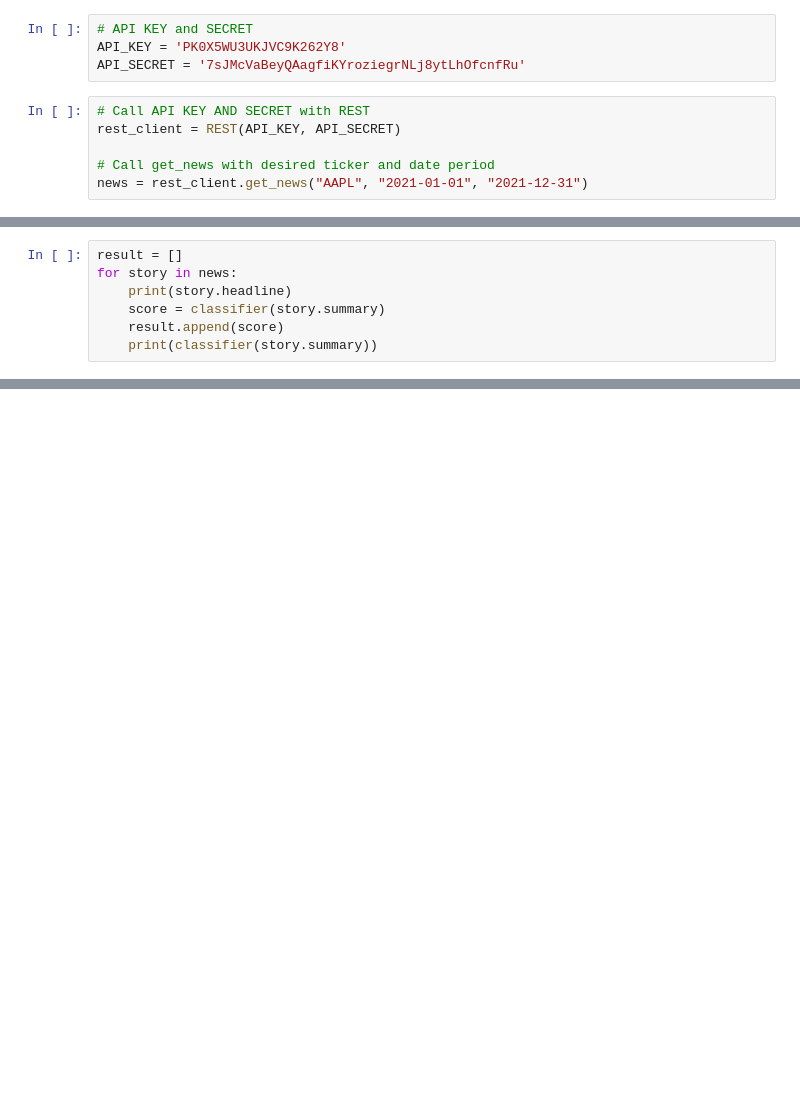
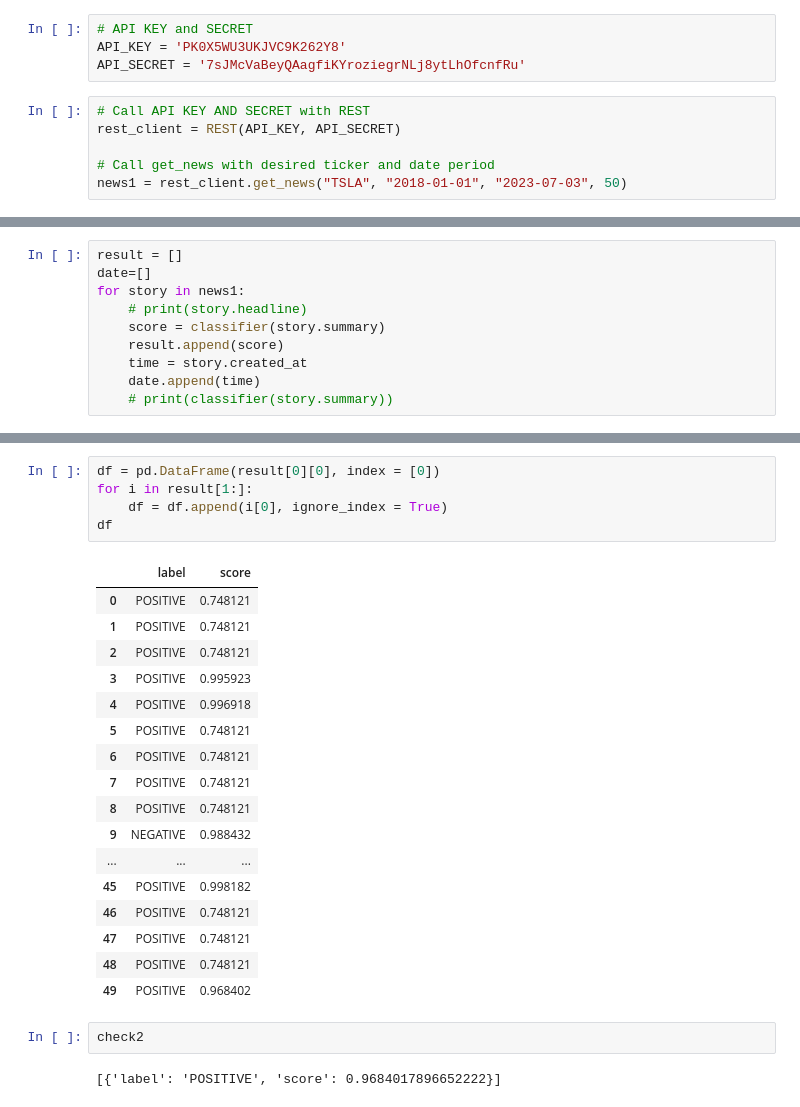
Before and after one commit to alexnovis1/Analyst_Rating, a Jupyter notebook: sentiment_analysis.ipynb, the cells around one changed output, grey strips where cells are left out. Cells and saved outputs as stored; diff of their text form; blank space fills up the shorter version.

```diff
--- a/sentiment_analysis.ipynb
+++ b/sentiment_analysis.ipynb
@@ -11,6 +13,6 @@ API_SECRET = '7sJMcVaBeyQAagfiKYroziegrNLj8ytLhOfcnfRu'
 rest_client = REST(API_KEY, API_SECRET)
 
 # Call get_news with desired ticker and date period
-news = rest_client.get_news("AAPL", "2021-01-01", "2021-12-31")
+news1 = rest_client.get_news("TSLA", "2018-01-01", "2023-07-03", 50)
 # %%
 # Review news
@@ -44,8 +69,11 @@ All the weights of TFDistilBertForSequenceClassification were initialized from t
 If your task is similar to the task the model of the checkpoint was trained on, you can already use TFDistilBertForSequenceClassification for predictions without further training.
 # %%
 result = []
-for story in news:
-    print(story.headline)
+date=[]
+for story in news1:
+    # print(story.headline)
     score = classifier(story.summary)
     result.append(score)
-    print(classifier(story.summary))
+    time = story.created_at
+    date.append(time)
+    # print(classifier(story.summary))
@@ -85,0 +109,27 @@ result
+# %%
+df = pd.DataFrame(result[0][0], index = [0])
+for i in result[1:]:
+    df = df.append(i[0], ignore_index = True)
+df
+# %% [output]
+|  | label | score |
+| 0 | POSITIVE | 0.748121 |
+| 1 | POSITIVE | 0.748121 |
+| 2 | POSITIVE | 0.748121 |
+| 3 | POSITIVE | 0.995923 |
+| 4 | POSITIVE | 0.996918 |
+| 5 | POSITIVE | 0.748121 |
+| 6 | POSITIVE | 0.748121 |
+| 7 | POSITIVE | 0.748121 |
+| 8 | POSITIVE | 0.748121 |
+| 9 | NEGATIVE | 0.988432 |
+| ... | ... | ... |
+| 45 | POSITIVE | 0.998182 |
+| 46 | POSITIVE | 0.748121 |
+| 47 | POSITIVE | 0.748121 |
+| 48 | POSITIVE | 0.748121 |
+| 49 | POSITIVE | 0.968402 |
+# %%
+check2
+# %% [output]
+[{'label': 'POSITIVE', 'score': 0.9684017896652222}]
```
Also changed, not shown: parts of 18 cells of this notebook, 4 other files.
